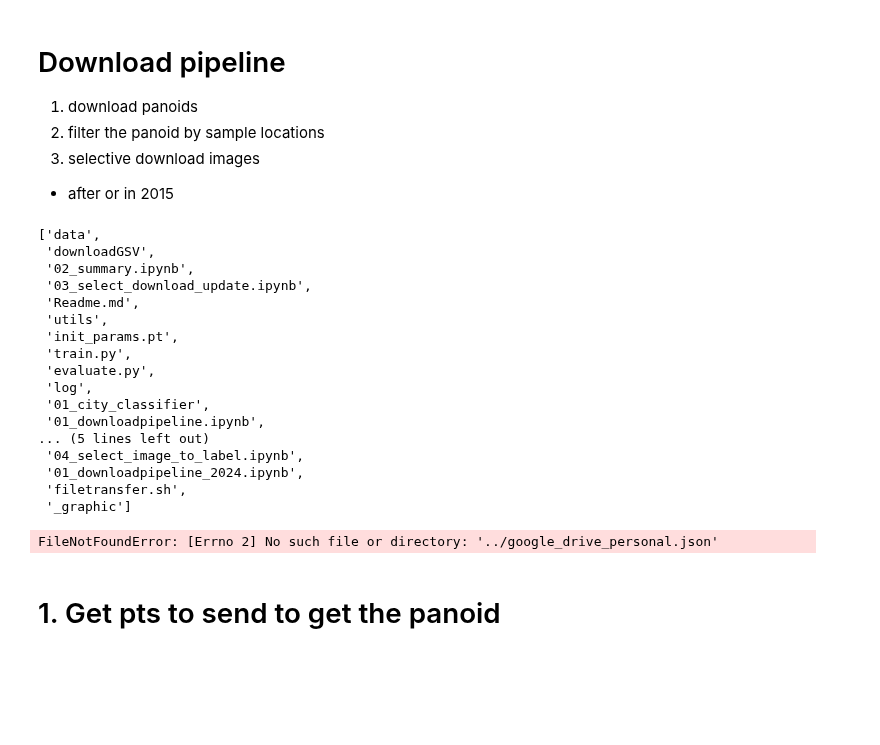
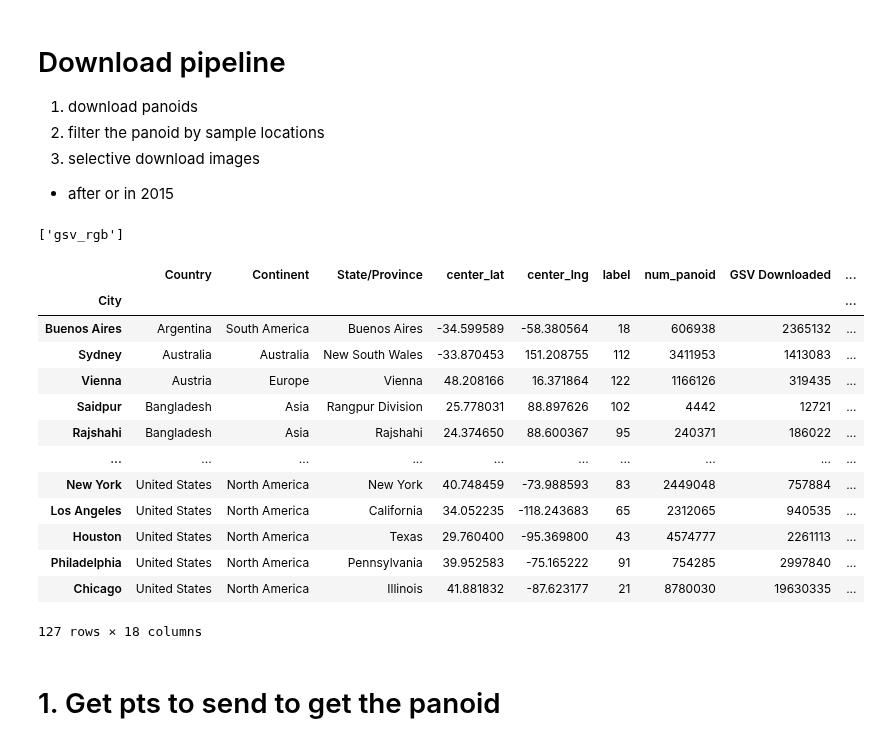
Before and after one commit to brookefzy/uvi-time-machine, a Jupyter notebook: _script/X-data-org/01_downloadpipeline.ipynb, the cells around one changed output. Saved outputs shown, nothing was run; the diff lists cells and outputs as text; code cells hidden in the pictures; blank space fills up the shorter version.

```diff
--- a/_script/X-data-org/01_downloadpipeline.ipynb
+++ b/_script/X-data-org/01_downloadpipeline.ipynb
@@ -25,55 +24,52 @@ import osmnx as ox
 # %%
 # Project Tracking: https://docs.google.com/spreadsheets/d/1o5gFmZPUoDwrrbfE6M26uJF3HnEZll02ivnOxP6K6Xw/edit?usp=sharing
 # %%
-# boundfolder = "/lustre1/g/geog_pyloo/05_timemachine/GSV/bound"
-# metafolder = "/lustre1/g/geog_pyloo/05_timemachine/GSV"
-metafolder = "/group/geog_pyloo/08_GSV/"
-# GSVROOT = "/lustre1/g/geog_pyloo/05_timemachine/GSV/gsv_rgb"
-GSVROOT = "/group/geog_pyloo/08_GSV/data/gsv_rgb"
+boundfolder = "/lustre1/g/geog_pyloo/05_timemachine/GSV/bound"
+metafolder = "/lustre1/g/geog_pyloo/05_timemachine/GSV"
+# metafolder = "/group/geog_pyloo/08_GSV/"
+GSVROOT = "/lustre1/g/geog_pyloo/05_timemachine/GSV/gsv_rgb"
+# GSVROOT = "/group/geog_pyloo/08_GSV/data/gsv_rgb"
 os.listdir(metafolder)
 # %% [output]
-['data',
- 'downloadGSV',
- '02_summary.ipynb',
- '03_select_download_update.ipynb',
- 'Readme.md',
- 'utils',
- 'init_params.pt',
- 'train.py',
- 'evaluate.py',
- 'log',
- '01_city_classifier',
- '01_downloadpipeline.ipynb',
-... (5 lines left out)
- '04_select_image_to_label.ipynb',
- '01_downloadpipeline_2024.ipynb',
- 'filetransfer.sh',
- '_graphic']
+['gsv_rgb']
 # %%
 serviceaccount = "../../google_drive_personal.json"
 import gspread
 # from oauth2client.service_account import ServiceAccountCredentials
 gc = gspread.service_account(filename = serviceaccount)
 def read_url(url, SHEET_NAME):
     SHEET_ID = url.split('/')[5]
     spreadsheet = gc.open_by_key(SHEET_ID)
     worksheet = spreadsheet.worksheet(SHEET_NAME)
     rows = worksheet.get_all_records()
     df_spread = pd.DataFrame(rows)
     return df_spread, worksheet
 
 url = "https://docs.google.com/spreadsheets/d/1o5gFmZPUoDwrrbfE6M26uJF3HnEZll02ivnOxP6K6Xw/edit?usp=sharing"
-SHEETNAME = "select_city"
+SHEETNAME = "select_city_classifier"
 city_meta, other_worksheet = read_url( url, SHEETNAME)
 city_meta = city_meta[city_meta['City']!=''].reset_index(drop = True)
 city_country_name = dict(zip(city_meta['City'], city_meta['Country']))
 city_meta.set_index('City', inplace = True)
 city_meta
 # import json
 # with open('city_country_name.json', 'w') as fp:
 #     json.dump(city_country_name, fp, indent=4)
 # %% [output]
+|  | Country | Continent | State/Province | center_lat | center_lng | label | num_panoid | GSV Downloaded | ... |
+| City |  |  |  |  |  |  |  |  | ... |
+| Buenos Aires | Argentina | South America | Buenos Aires | -34.599589 | -58.380564 | 18 | 606938 | 2365132 | ... |
+| Sydney | Australia | Australia | New South Wales | -33.870453 | 151.208755 | 112 | 3411953 | 1413083 | ... |
+| Vienna | Austria | Europe | Vienna | 48.208166 | 16.371864 | 122 | 1166126 | 319435 | ... |
+| Saidpur | Bangladesh | Asia | Rangpur Division | 25.778031 | 88.897626 | 102 | 4442 | 12721 | ... |
+| Rajshahi | Bangladesh | Asia | Rajshahi | 24.374650 | 88.600367 | 95 | 240371 | 186022 | ... |
+| ... | ... | ... | ... | ... | ... | ... | ... | ... | ... |
+| New York | United States | North America | New York | 40.748459 | -73.988593 | 83 | 2449048 | 757884 | ... |
+| Los Angeles | United States | North America | California | 34.052235 | -118.243683 | 65 | 2312065 | 940535 | ... |
+| Houston | United States | North America | Texas | 29.760400 | -95.369800 | 43 | 4574777 | 2261113 | ... |
+| Philadelphia | United States | North America | Pennsylvania | 39.952583 | -75.165222 | 91 | 754285 | 2997840 | ... |
+| Chicago | United States | North America | Illinois | 41.881832 | -87.623177 | 21 | 8780030 | 19630335 | ... |
-FileNotFoundError: [Errno 2] No such file or directory: '../google_drive_personal.json'
+127 rows × 18 columns
 # %% [markdown]
 # 1. Get pts to send to get the panoid
 # %%
```
Also changed, not shown: parts of 8 cells of this notebook, 7 other files.
